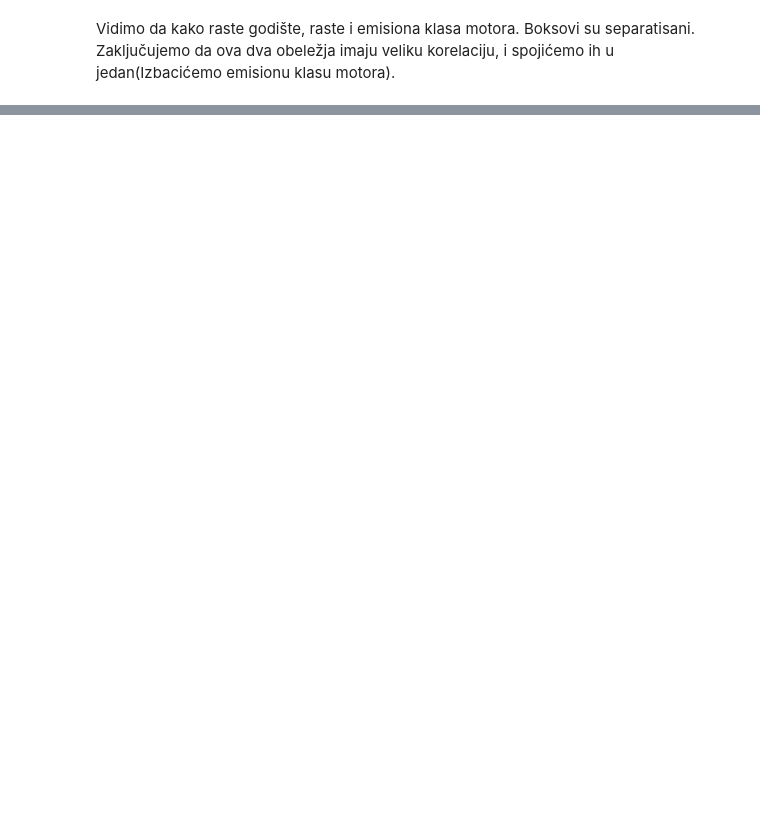
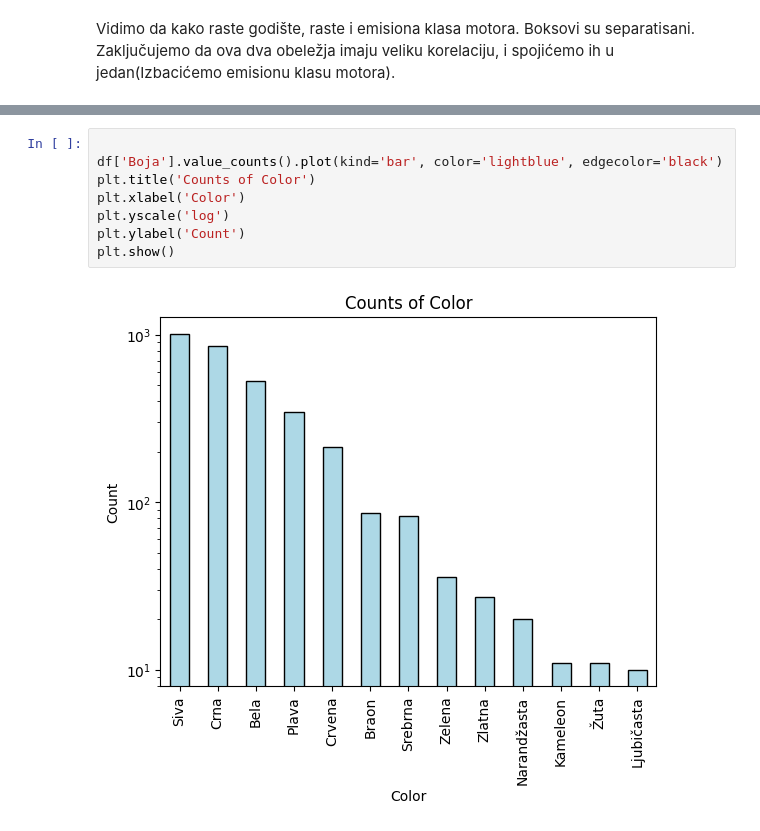
Before and after one commit to boskokul/CarPricePredictor, a Jupyter notebook: SIAP_EDA.ipynb, the cells around one changed output, grey strips where cells are left out. Cells and saved outputs as stored; diff of their text form; blank space fills up the shorter version.

```diff
--- a/SIAP_EDA.ipynb
+++ b/SIAP_EDA.ipynb
@@ -146,0 +146,10 @@ Vidimo da kako raste godište, raste i emisiona klasa motora. Boksovi su separat
+# %%
+
+df['Boja'].value_counts().plot(kind='bar', color='lightblue', edgecolor='black')
+plt.title('Counts of Color')
+plt.xlabel('Color')
+plt.yscale('log')
+plt.ylabel('Count')
+plt.show()
+# %% [output]
+[figure, added]
```
Also changed, not shown: parts of 16 cells of this notebook, 2 other files.
